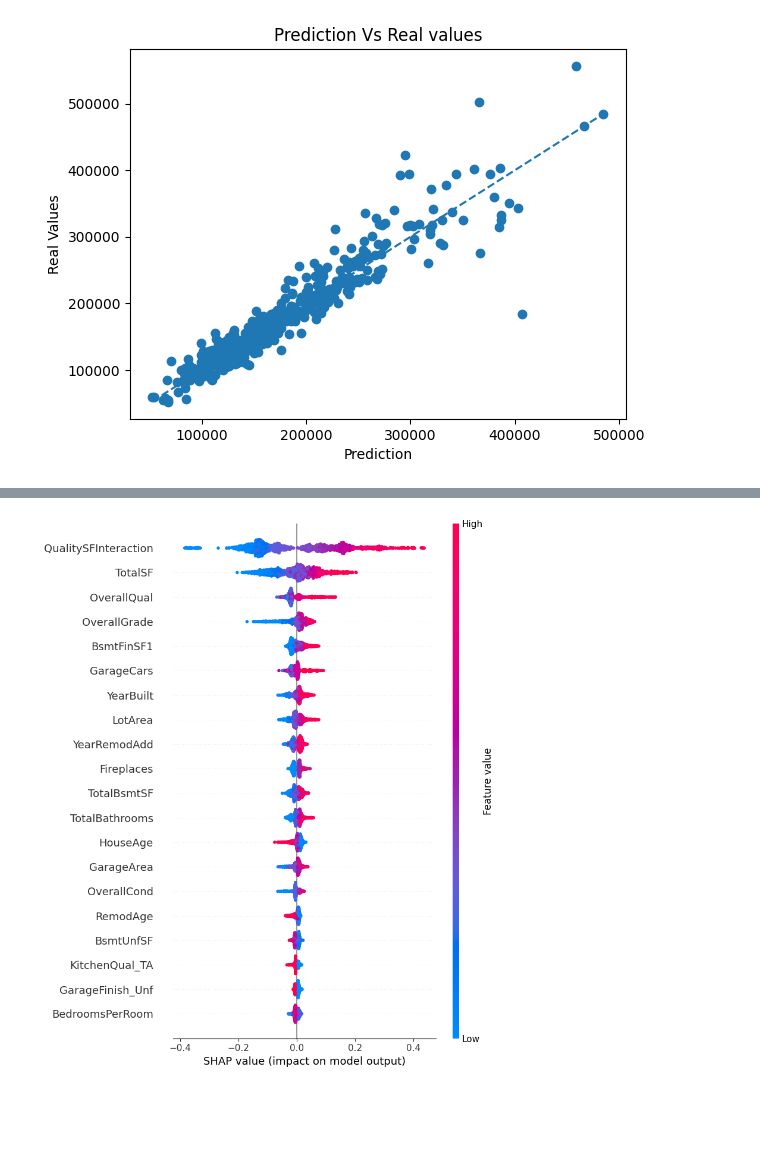
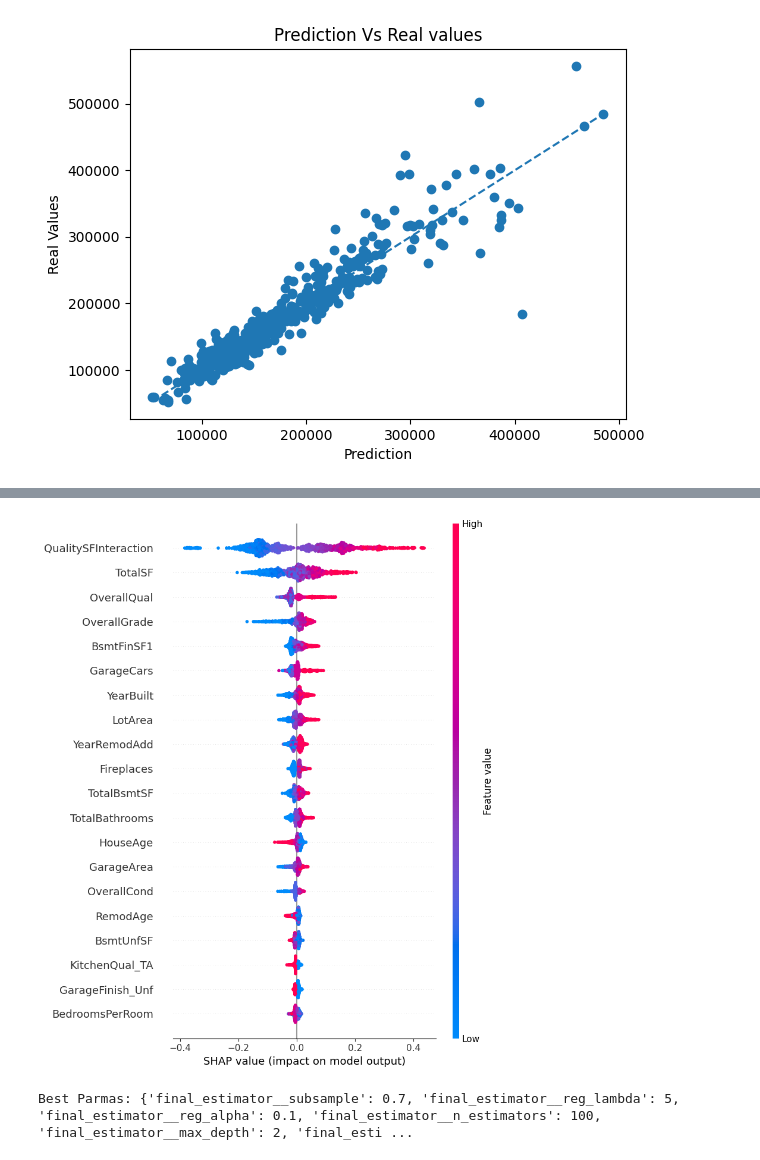
Before and after one commit to Mc5obiza/house-prices-advanced-regression-techniques, a Jupyter notebook: model.ipynb, the cells around one changed output, grey strips where cells are left out. Saved outputs shown, nothing was run; the diff lists cells and outputs as text; code cells hidden in the pictures; blank space fills up the shorter version.

Commit message:
final version added shap explainer and Stacking

```diff
--- a/model.ipynb
+++ b/model.ipynb
@@ -328,17 +329,21 @@ Best Parmas: {'bootstrap': False, 'max_depth': 20, 'max_features': 'sqrt', 'min_
 from sklearn.metrics import mean_squared_error as MSE
 from sklearn.metrics import r2_score as R2
 from sklearn.metrics import mean_absolute_percentage_error,mean_absolute_error
-rf=rfcv.best_estimator_
+def predicti(cv):
+    model=cv.best_estimator_
+    pred=model.predict(x_test)
+    pred=np.expm1(pred)
+    rmse_value=np.sqrt(MSE(pred,np.expm1(y_test)))
+    rm=rmse_value
+    mape=mean_absolute_percentage_error(pred,np.expm1(y_test))
+    r2=R2(pred,np.expm1(y_test))
+    mae=mean_absolute_error(pred,np.expm1(y_test))
+    print(rmse_value)
+    rmse_value=rmse_value/df['SalePrice'].mean()*100
+    print(f'My model is ~{rmse_value:.2f}% off an average')
+    return rmse_value,rm,r2,mae,mape,model,pred
+rmse_value_rf,rm_rf,r2_rf,mae_rf,map_rf,rf,pred=predicti(rfcv)
 
-pred=rf.predict(x_test)
-pred=np.expm1(pred)
-rmse_value_rf=np.sqrt(MSE(pred,np.expm1(y_test)))
-rm_rf=rmse_value_rf
-r2_rf=R2(pred,np.expm1(y_test))
-rmse_value_rf=rmse_value_rf/df['SalePrice'].mean()*100
-map_rf=mean_absolute_percentage_error(pred,np.expm1(y_test))
-mae_rf=mean_absolute_error(pred,np.expm1(y_test))
-print(f'My model is ~{rmse_value_rf:.2f}% off an average')
 def show(pred,y_test):
     plt.scatter(x=pred,y=np.expm1(y_test))
     plt.title('Prediction Vs Real values')
@@ -371,17 +379,7 @@ print(f'Best Parmas: {xgb_cv.best_params_} with a score of :{xgb_cv.best_score_}
 # %% [output]
 Best Parmas: {'colsample_bytree': 0.9, 'gamma': 0, 'learning_rate': 0.1, 'max_depth': 6, 'min_child_weight': 5, 'n_estimators': 200, 'reg_alpha': 0.2, 'reg_lambda': 2.5, 'subsample': 0.7} with a score ...
 # %%
-xgb=xgb_cv.best_estimator_
-pred=xgb.predict(x_test)
-pred=np.expm1(pred)
-rmse_value_xgb=np.sqrt(MSE(pred,np.expm1(y_test)))
-rm_xgb=rmse_value_xgb
-mape_xgb=mean_absolute_percentage_error(pred,np.expm1(y_test))
-r2_xgb=R2(pred,np.expm1(y_test))
-mae_xgb=mean_absolute_error(pred,np.expm1(y_test))
-print(rmse_value_xgb)
-rmse_value_xgb=rmse_value_xgb/df['SalePrice'].mean()*100
-print(f'My model is ~{rmse_value_xgb:.2f}% off an average')
+rmse_value_xgb,rm_xgb,r2_xgb,mae_xgb,mape_xgb,xgb,pred=predicti(xgb_cv)
 show(pred,y_test)
 # %% [output]
 25887.63618424623
@@ -392,7 +411,33 @@ As You can See a tuned XGBoost preform better than RF and NN
 # %%
 import shap
-explainer=shap.TreeExplainer(xgb)
-shap_values=explainer(X_prepared)
-shap.summary_plot(shap_values,X_prepared)
+def explain(model):
+    explainer=shap.TreeExplainer(model)
+    shap_values=explainer(X_prepared)
+    shap.summary_plot(shap_values,X_prepared)
+
+explain(xgb)
 # %% [output]
-[figure, old version]
+[figure, new version]
+# %%
+from sklearn.ensemble import StackingRegressor
+from sklearn.linear_model import RidgeCV
+models=[
+    ('rf',RandomForestRegressor(**(rfcv.best_params_))),
+    ('xgb',XGBRegressor(**(xgb_cv.best_params_))),
+    ('lgbm',LGBMRegressor(**(light_cv.best_params_)))
+]
+param_grid = {
+    "final_estimator__n_estimators": [100],
+    "final_estimator__max_depth": [2],
+    "final_estimator__learning_rate": [ 0.06,0.08],
+    "final_estimator__subsample": [0.7],
+    "final_estimator__colsample_bytree": [1.0],
+    "final_estimator__reg_alpha": [ 0.1],
+    "final_estimator__reg_lambda": [ 5]
+}
+stack=StackingRegressor(estimators=models,final_estimator=XGBRegressor(n_jobs=-1,tree_method="hist", device="cuda"))
+stack_cv=RandomizedSearchCV(stack,param_grid,n_jobs=-1,cv=5,scoring='neg_root_mean_squared_error')
+stack_cv.fit(x_train,y_train)
+print(f'Best Parmas: {stack_cv.best_params_} with a score of :{stack_cv.best_score_}')
+# %% [output]
+Best Parmas: {'final_estimator__subsample': 0.7, 'final_estimator__reg_lambda': 5, 'final_estimator__reg_alpha': 0.1, 'final_estimator__n_estimators': 100, 'final_estimator__max_depth': 2, 'final_esti ...
```
Also changed, not shown: parts of 12 cells of this notebook.
